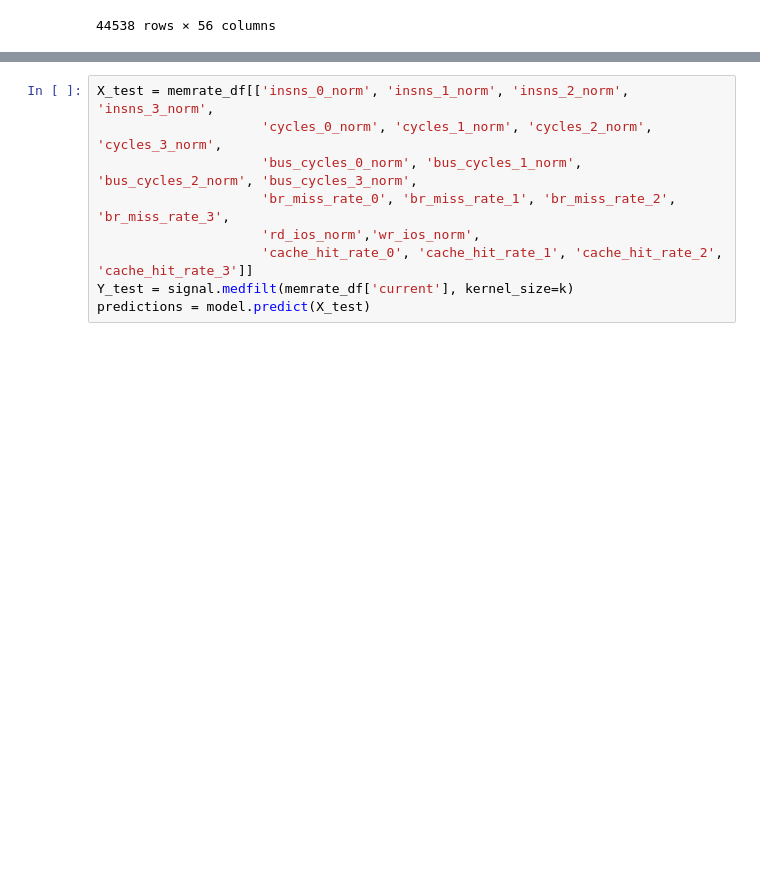
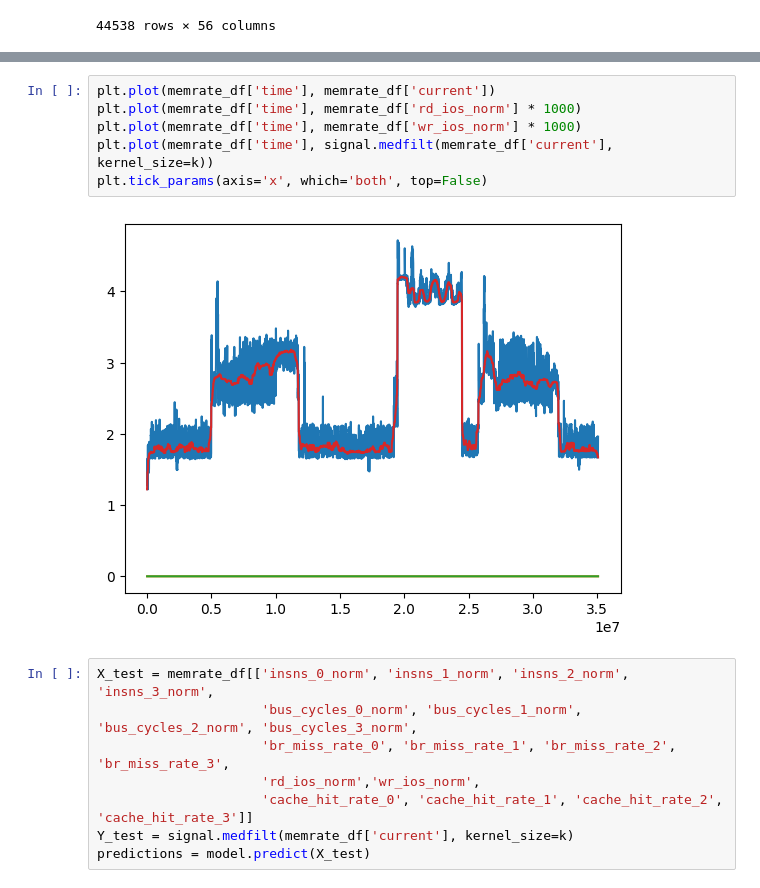
Before and after one commit to radshield/raspi-sel, a Jupyter notebook: analysis/perf_disk.ipynb, the cells around one changed output, grey strips where cells are left out. Saved outputs shown, nothing was run; the diff lists cells and outputs as text; blank space fills up the shorter version.

```diff
--- a/analysis/perf_disk.ipynb
+++ b/analysis/perf_disk.ipynb
@@ -335,9 +321,16 @@ memrate_df
 | 19340 | 35073841 | 1.960 | 31340 | 14535 | 5257 | 41 | 1274 | 161 | ... |
 | 19341 | 35075462 | 1.960 | 31519 | 14537 | 5262 | 42 | 1267 | 163 | ... |
 19341 rows × 58 columns
+# %%
+plt.plot(memrate_df['time'], memrate_df['current'])
+plt.plot(memrate_df['time'], memrate_df['rd_ios_norm'] * 1000)
+plt.plot(memrate_df['time'], memrate_df['wr_ios_norm'] * 1000)
+plt.plot(memrate_df['time'], signal.medfilt(memrate_df['current'], kernel_size=k))
+plt.tick_params(axis='x', which='both', top=False)
+# %% [output]
+[figure, added]
 # %%
 X_test = memrate_df[['insns_0_norm', 'insns_1_norm', 'insns_2_norm', 'insns_3_norm',
-                     'cycles_0_norm', 'cycles_1_norm', 'cycles_2_norm', 'cycles_3_norm',
                      'bus_cycles_0_norm', 'bus_cycles_1_norm', 'bus_cycles_2_norm', 'bus_cycles_3_norm',
                      'br_miss_rate_0', 'br_miss_rate_1', 'br_miss_rate_2', 'br_miss_rate_3',
                      'rd_ios_norm','wr_ios_norm',
```
Also changed, not shown: parts of 18 cells of this notebook.
